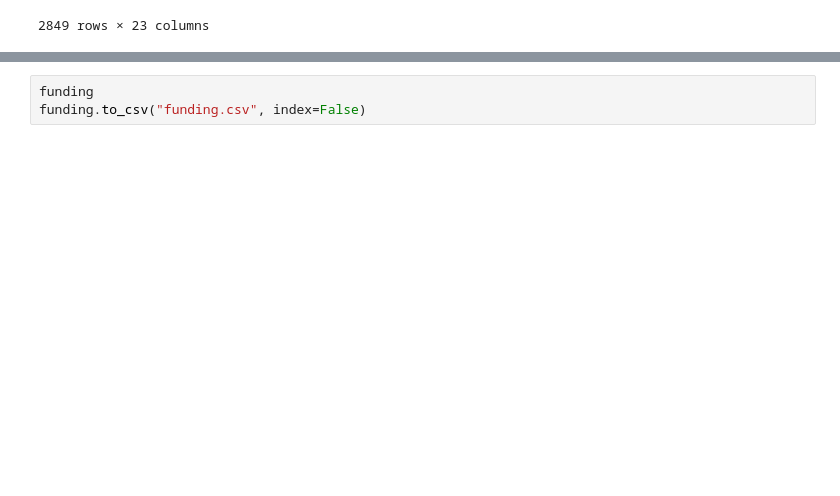
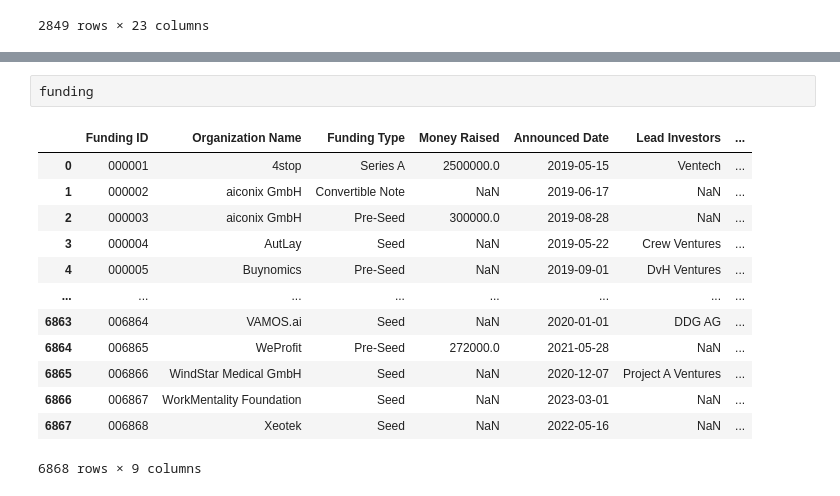
Before and after one commit to JDL05/PredictingVentureSuccess_ADA, a Jupyter notebook: Code/Pre Processing/DataPreprocessing_Pipeline.ipynb, the cells around one changed output, grey strips where cells are left out. Drawn from its saved outputs; the diff is of its cells as text; blank space fills up the shorter version.

```diff
--- a/Code/Pre Processing/DataPreprocessing_Pipeline.ipynb
+++ b/Code/Pre Processing/DataPreprocessing_Pipeline.ipynb
@@ -278,5 +408,18 @@ companies.to_csv("companies.csv", index=False)
 # %%
 funding
-funding.to_csv("funding.csv", index=False)
+# %% [output]
+|  | Funding ID | Organization Name | Funding Type | Money Raised | Announced Date | Lead Investors | ... |
+| 0 | 000001 | 4stop | Series A | 2500000.0 | 2019-05-15 | Ventech | ... |
+| 1 | 000002 | aiconix GmbH | Convertible Note | NaN | 2019-06-17 | NaN | ... |
+| 2 | 000003 | aiconix GmbH | Pre-Seed | 300000.0 | 2019-08-28 | NaN | ... |
+| 3 | 000004 | AutLay | Seed | NaN | 2019-05-22 | Crew Ventures | ... |
+| 4 | 000005 | Buynomics | Pre-Seed | NaN | 2019-09-01 | DvH Ventures | ... |
+| ... | ... | ... | ... | ... | ... | ... | ... |
+| 6863 | 006864 | VAMOS.ai | Seed | NaN | 2020-01-01 | DDG AG | ... |
+| 6864 | 006865 | WeProfit | Pre-Seed | 272000.0 | 2021-05-28 | NaN | ... |
+| 6865 | 006866 | WindStar Medical GmbH | Seed | NaN | 2020-12-07 | Project A Ventures | ... |
+| 6866 | 006867 | WorkMentality Foundation | Seed | NaN | 2023-03-01 | NaN | ... |
+| 6867 | 006868 | Xeotek | Seed | NaN | 2022-05-16 | NaN | ... |
+6868 rows × 9 columns
 # %%
 investors
```
Also changed, not shown: parts of 17 cells of this notebook.
